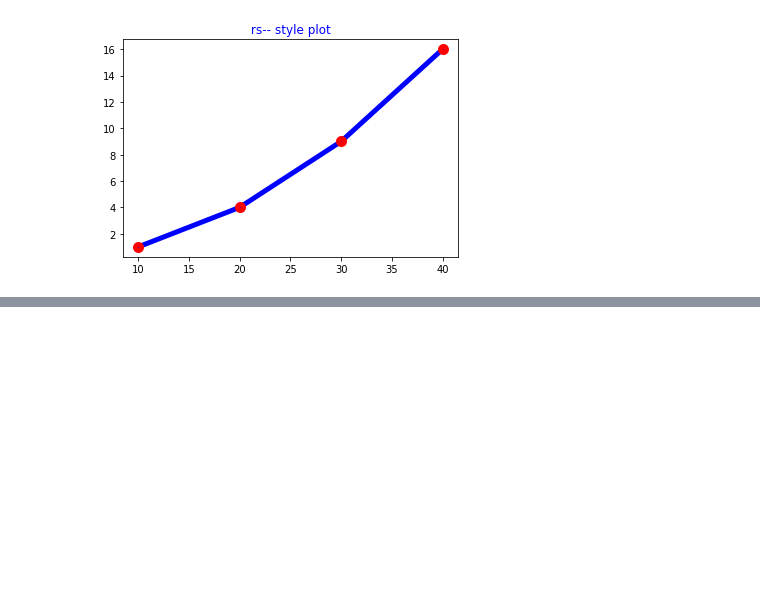
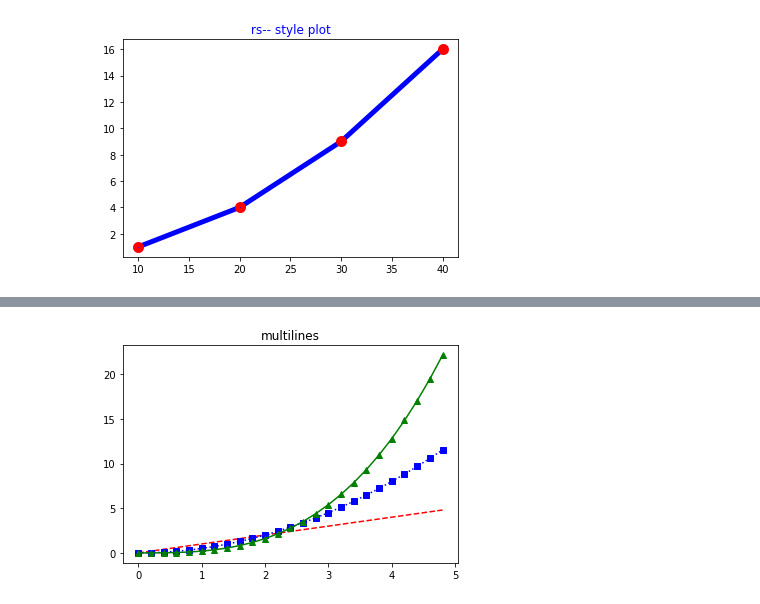
Before and after one commit to yeonghwanchoi/TIL, a Jupyter notebook: matplotlib/matplotlib.ipynb, the cells around one changed output, grey strips where cells are left out. Drawn from its saved outputs; the diff is of its cells as text; code cells hidden in the pictures; blank space fills up the shorter version.

```diff
--- a/matplotlib/matplotlib.ipynb
+++ b/matplotlib/matplotlib.ipynb
@@ -96,0 +132,8 @@ plt.show()
+# %%
+# multilines
+t = np.arange(0., 5., 0.2)
+plt.title("multilines")
+plt.plot(t, t, 'r--', t, 0.5 * t**2, 'bs:', t, 0.2 * t**3, 'g^-')
+plt.show()
+# %% [output]
+[figure, added]
```
Also changed, not shown: parts of 7 cells of this notebook.
